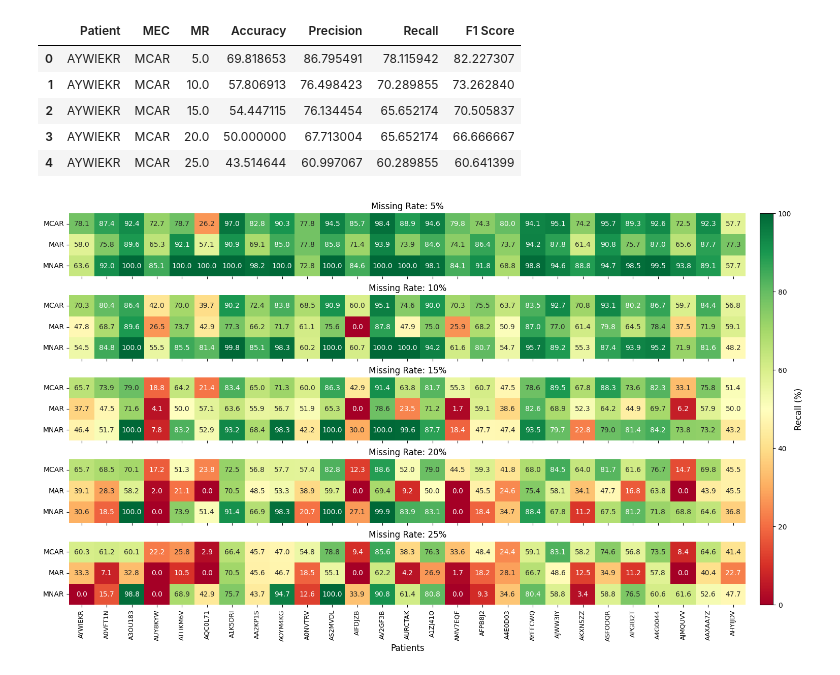
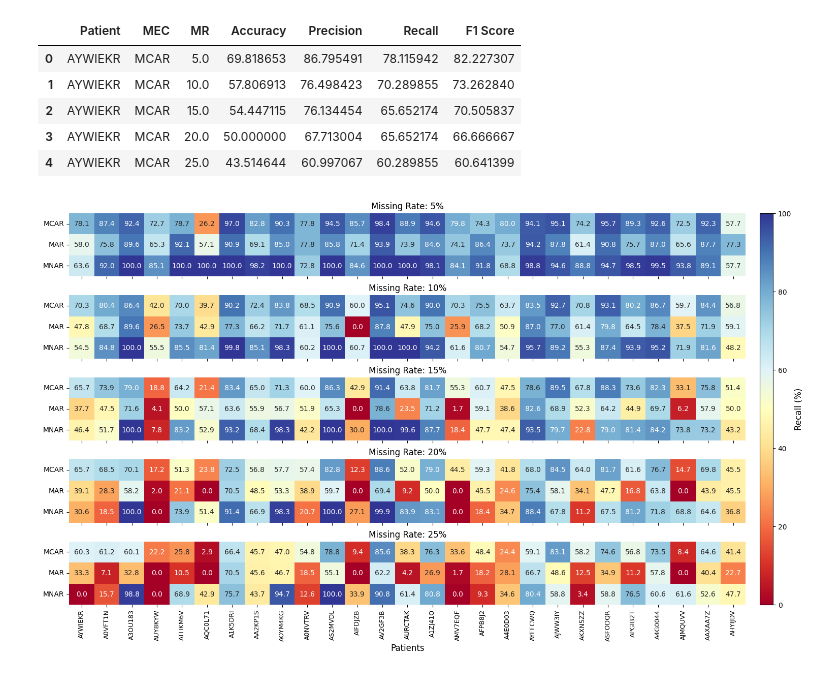
Before and after one commit to afonsoMatheus/Wearables-Offline-Analysis, a Jupyter notebook: Results/RHR/offline/offline_exploration.ipynb, the cells around one changed output. Drawn from its saved outputs; the diff is of its cells as text; code cells hidden in the pictures.

```diff
--- a/Results/RHR/offline/offline_exploration.ipynb
+++ b/Results/RHR/offline/offline_exploration.ipynb
@@ -226,15 +227,26 @@ plt.show()
 [figure]
 # %%
 plt.figure(figsize=(8, 5))
+colors = {'MCAR': (0.2, 0.8, 0.2), 'MAR': (0.8, 0.2, 0.2), 'MNAR': (0.2, 0.2, 0.8)}
+markers = {'MCAR': 'o', 'MAR': 's', 'MNAR': '^'}
 for mec_name, table in metrics_table_mec.items():
-    plt.plot(table['Recall'], table['Precision'], marker='o', label=mec_name)
+    plt.scatter(table['Recall'], table['Precision'], label=mec_name, marker=markers.get(mec_name, 'o'), color=colors.get(mec_name, 'black'), s=50)
     for i, row in table.iterrows():
-        plt.text(row['Recall'], row['Precision'], f"{int(row['MR'])}", fontsize=9, ha='right', va='bottom')
+        if mec_name == 'MAR':
+            plt.annotate(f"{100 - int(row['MR'])}%", (row['Recall'], row['Precision']),
+                         textcoords="offset points", xytext=(0, 7), ha='center', fontsize=8)
+        elif mec_name == 'MCAR':
+            plt.annotate(f"{100 - int(row['MR'])}%", (row['Recall'], row['Precision']),
+                         textcoords="offset points", xytext=(0, -12), ha='center', fontsize=8)
+        else:
+            plt.annotate(f"{100 - int(row['MR'])}%", (row['Recall'], row['Precision']),
+                         textcoords="offset points", xytext=(0, -12), ha='center', fontsize=8)
 plt.xlabel('Recall (%)')
 plt.ylabel('Precision (%)')
-plt.ylim(top=95)
-plt.xlim(right=100)
-plt.grid(True, linestyle='--', alpha=0.7)
-plt.legend(loc='upper left')
+plt.ylim(30, 100)
+plt.xlim(30,100)
+plt.grid(True, linestyle='--', alpha=0.2)
+plt.legend(loc='upper left', title='Mechanism')
+plt.savefig('precision_recall_plot.png', dpi=300, bbox_inches='tight')
 plt.show()
 # %% [output]
@@ -318,7 +330,7 @@ patient_metrics_df.head()
 | 3 | AYWIEKR | MCAR | 20.0 | 50.000000 | 67.713004 | 65.652174 | 66.666667 |
 | 4 | AYWIEKR | MCAR | 25.0 | 43.514644 | 60.997067 | 60.289855 | 60.641399 |
 # %%
-metric = 'Recall'  # Escolha a métrica para o heatmap
+metric = 'Recall'
 
 mec_order = ['MCAR', 'MAR', 'MNAR']
 patient_metrics_df['MEC'] = pd.Categorical(patient_metrics_df['MEC'], categories=mec_order, ordered=True)
@@ -328,33 +340,32 @@ for mr in mr_values:
     df_pivot = patient_metrics_df[patient_metrics_df['MR'] == mr].pivot(index='MEC', columns='Patient', values=metric)
     df_pivot = df_pivot[patients]
     heatmap_data[mr] = df_pivot
 
-# Criar os heatmaps empilhados verticalmente, um para cada MR, eixo y = MEC
 fig, axes = plt.subplots(len(mr_values), 1, figsize=(18, 10), sharex=True, sharey=True, gridspec_kw={'hspace': 0.3})
 
 vmin = min(df.min().min() for df in heatmap_data.values())
 vmax = max(df.max().max() for df in heatmap_data.values())
 
 for ax, (mr, df) in zip(axes, heatmap_data.items()):
-    sns.heatmap(df, ax=ax, cmap='RdYlGn', vmin=vmin, vmax=vmax, cbar=False, annot=True, fmt=".1f")
+    sns.heatmap(df, ax=ax, cmap='RdYlBu', vmin=vmin, vmax=vmax, cbar=False, annot=True, fmt=".1f")
     ax.set_title(f'Missing Rate: {mr}%', fontsize=12)
     ax.set_ylabel('', fontsize=12)
     ax.set_xlabel('')
     if ax == axes[-1]:
         ax.set_xlabel('Patients', fontsize=12)
     ax.set_yticklabels(df.index, rotation=0)
     ax.set_xticklabels(df.columns, rotation=90, fontsize=9)
 
 cbar = fig.colorbar(
     axes[0].collections[0],
     ax=axes,
     orientation='vertical',
     fraction=0.025,
     pad=0.02,
     aspect=30
 )
 cbar.set_label(f'{metric} (%)', fontsize=12)
 
 plt.show()
 # %% [output]
-[figure, old version]
+[figure, new version]
```
Also changed, not shown: parts of 3 cells of this notebook, 2 other files.
